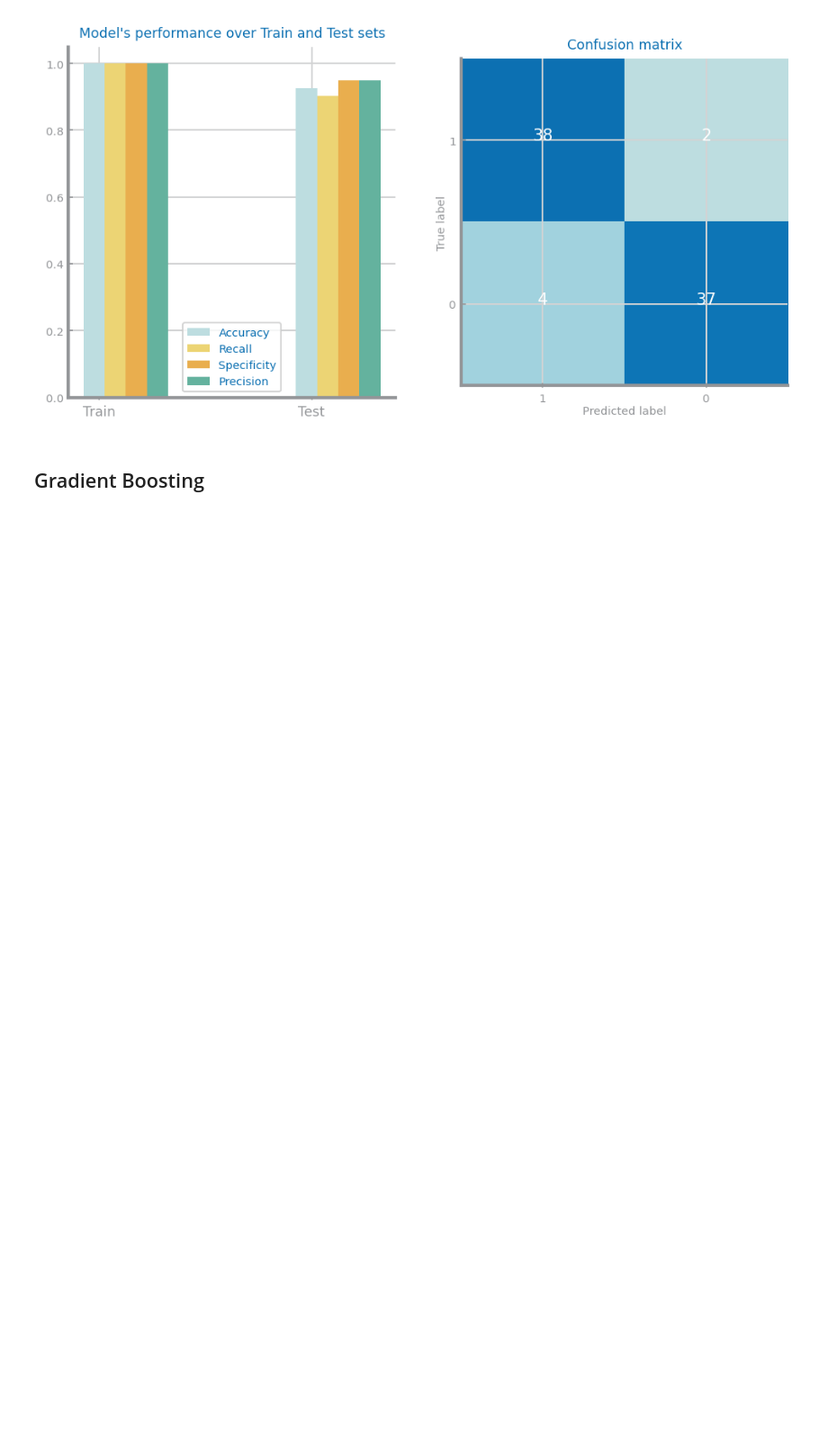
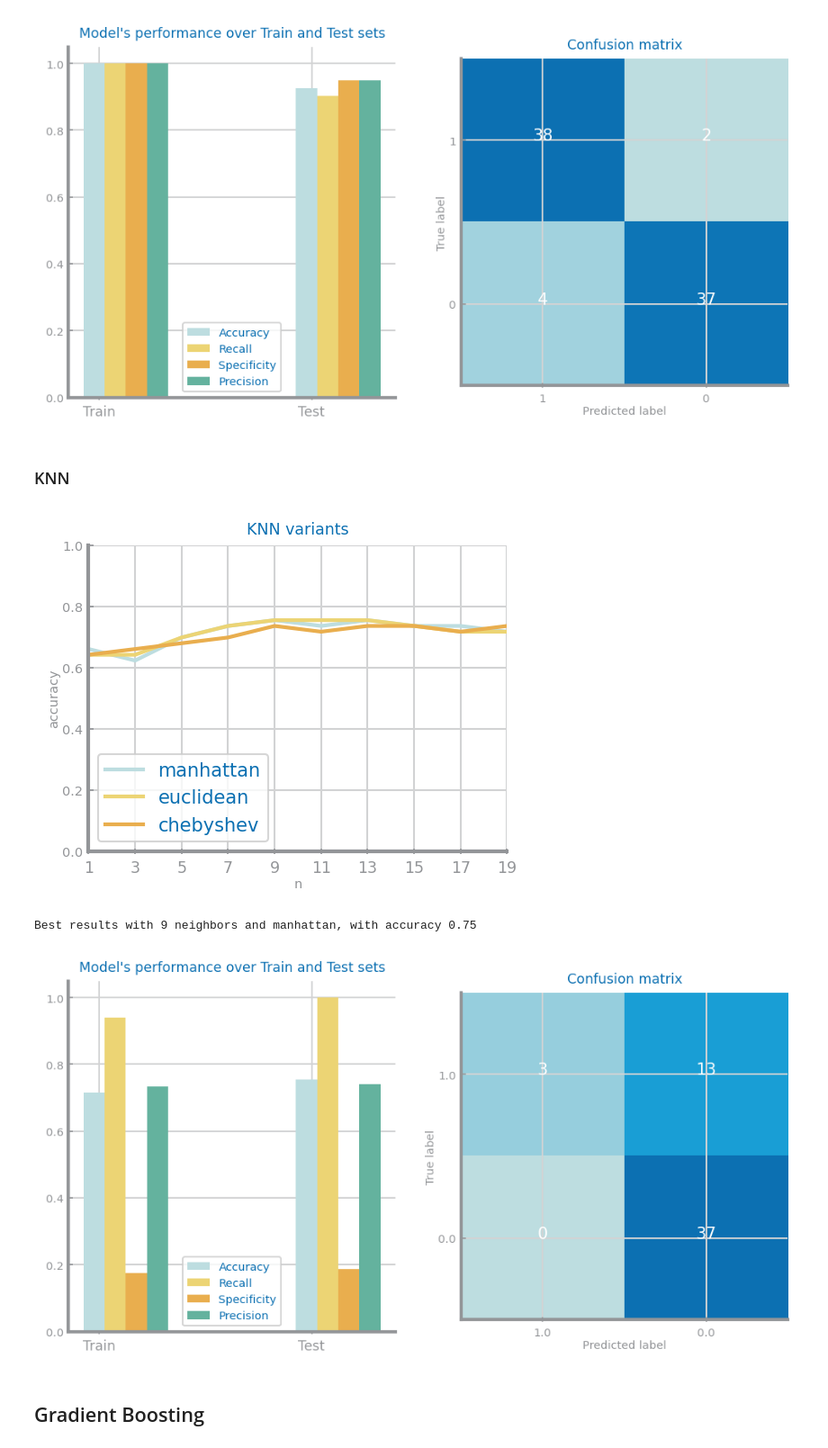
Before and after one commit to joaocmd/CD-Project, a Jupyter notebook: proj-1_lab6.ipynb, the cells around one changed output. Shown at 90% size. Saved outputs shown, nothing was run; the diff lists cells and outputs as text; code cells hidden in the pictures; blank space fills up the shorter version.

```diff
--- a/proj-1_lab6.ipynb
+++ b/proj-1_lab6.ipynb
@@ -51,6 +51,15 @@ trnX, tstX, y, trnY, tstY, best_tree = decisionTrees(hf_data_smote, 'DEATH_EVENT
 [figure]
 Best results achieved with entropy criteria, depth=10 and min_impurity_decrease=0.005 ==> accuracy=0.926
 [figure]
+# %% [markdown]
+### KNN
+# %%
+hf_knn_data = get_hf_data(filter_outliers=True, feature_selection=True, scaling="minmax", balancing="none")
+trnX, tstX, y, trnY, tstY, best_tree = KNN(hf_knn_data, 'DEATH_EVENT')
+# %% [output]
+[figure, added]
+Best results with 9 neighbors and manhattan, with accuracy 0.75
+[figure, added]
 # %% [markdown]
 ## Gradient Boosting
 # %% [markdown]
```
Also changed, not shown: parts of 5 cells of this notebook, 1 other file.
